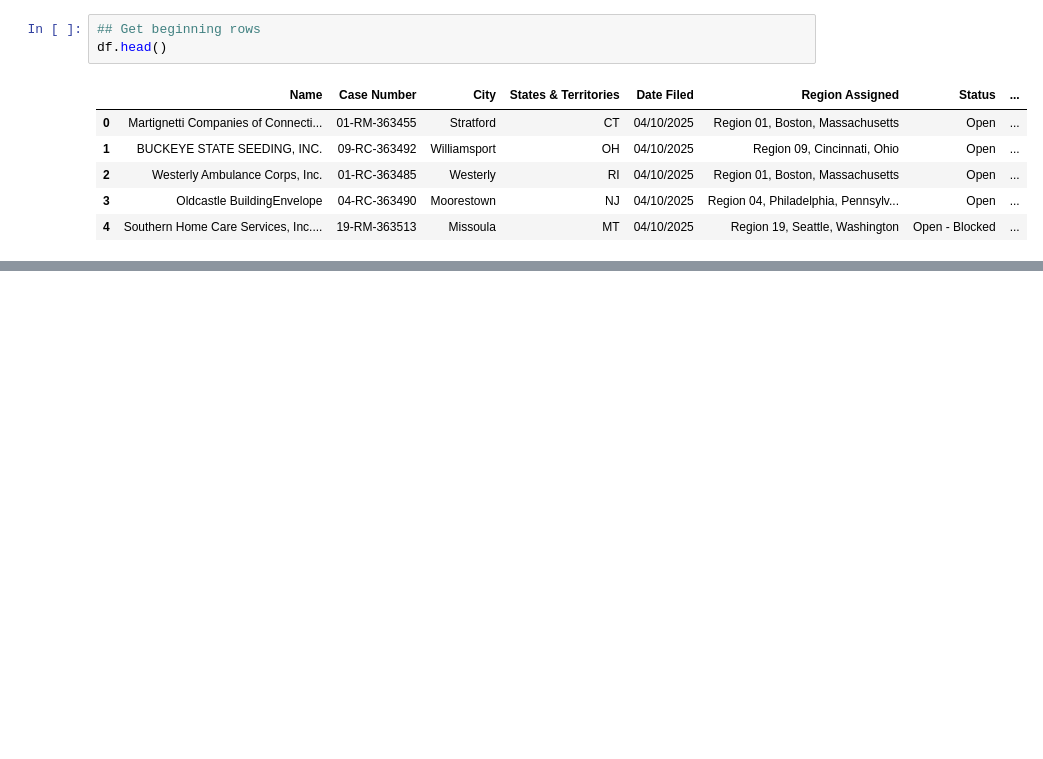
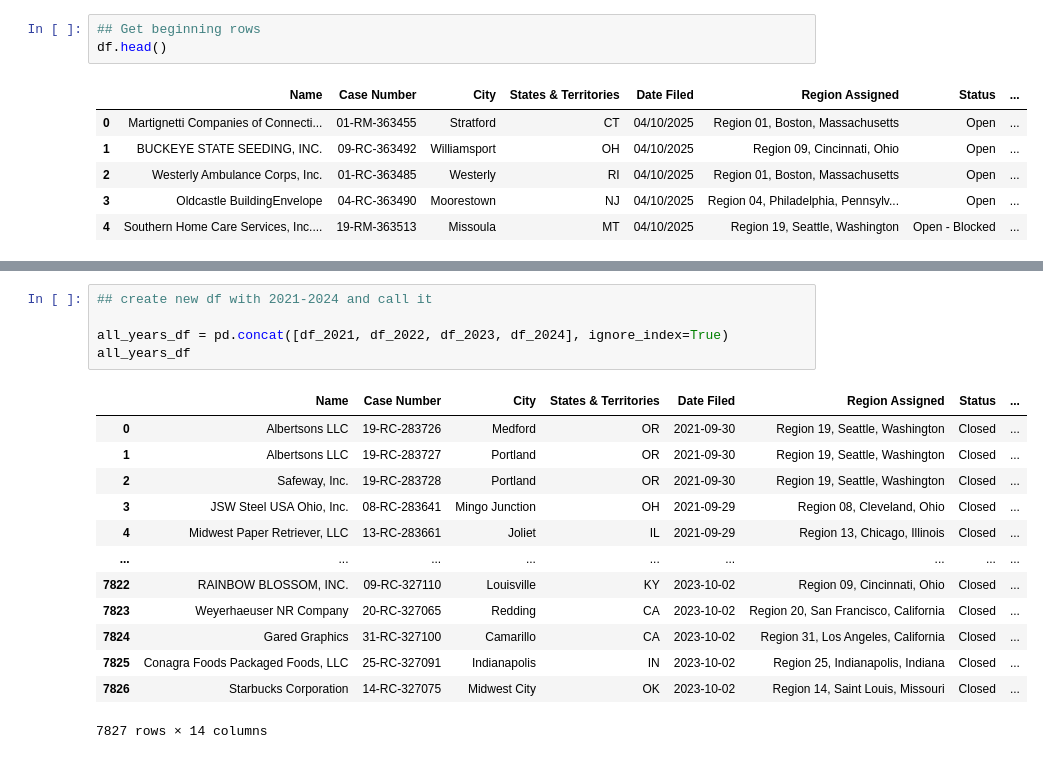
Before and after one commit to enielsen101/data_story, a Jupyter notebook: data_story.ipynb, the cells around one changed output, grey strips where cells are left out. Cells and saved outputs as stored; diff of their text form; blank space fills up the shorter version.

```diff
--- a/data_story.ipynb
+++ b/data_story.ipynb
@@ -213,0 +286,19 @@ df_2021.head()
+# %%
+## create new df with 2021-2024 and call it
+
+all_years_df = pd.concat([df_2021, df_2022, df_2023, df_2024], ignore_index=True)
+all_years_df
+# %% [output]
+|  | Name | Case Number | City | States & Territories | Date Filed | Region Assigned | Status | ... |
+| 0 | Albertsons LLC | 19-RC-283726 | Medford | OR | 2021-09-30 | Region 19, Seattle, Washington | Closed | ... |
+| 1 | Albertsons LLC | 19-RC-283727 | Portland | OR | 2021-09-30 | Region 19, Seattle, Washington | Closed | ... |
+| 2 | Safeway, Inc. | 19-RC-283728 | Portland | OR | 2021-09-30 | Region 19, Seattle, Washington | Closed | ... |
+| 3 | JSW Steel USA Ohio, Inc. | 08-RC-283641 | Mingo Junction | OH | 2021-09-29 | Region 08, Cleveland, Ohio | Closed | ... |
+| 4 | Midwest Paper Retriever, LLC | 13-RC-283661 | Joliet | IL | 2021-09-29 | Region 13, Chicago, Illinois | Closed | ... |
+| ... | ... | ... | ... | ... | ... | ... | ... | ... |
+| 7822 | RAINBOW BLOSSOM, INC. | 09-RC-327110 | Louisville | KY | 2023-10-02 | Region 09, Cincinnati, Ohio | Closed | ... |
+| 7823 | Weyerhaeuser NR Company | 20-RC-327065 | Redding | CA | 2023-10-02 | Region 20, San Francisco, California | Closed | ... |
+| 7824 | Gared Graphics | 31-RC-327100 | Camarillo | CA | 2023-10-02 | Region 31, Los Angeles, California | Closed | ... |
+| 7825 | Conagra Foods Packaged Foods, LLC | 25-RC-327091 | Indianapolis | IN | 2023-10-02 | Region 25, Indianapolis, Indiana | Closed | ... |
+| 7826 | Starbucks Corporation | 14-RC-327075 | Midwest City | OK | 2023-10-02 | Region 14, Saint Louis, Missouri | Closed | ... |
+7827 rows × 14 columns
```
Also changed, not shown: parts of 23 cells of this notebook, 9 other files.
